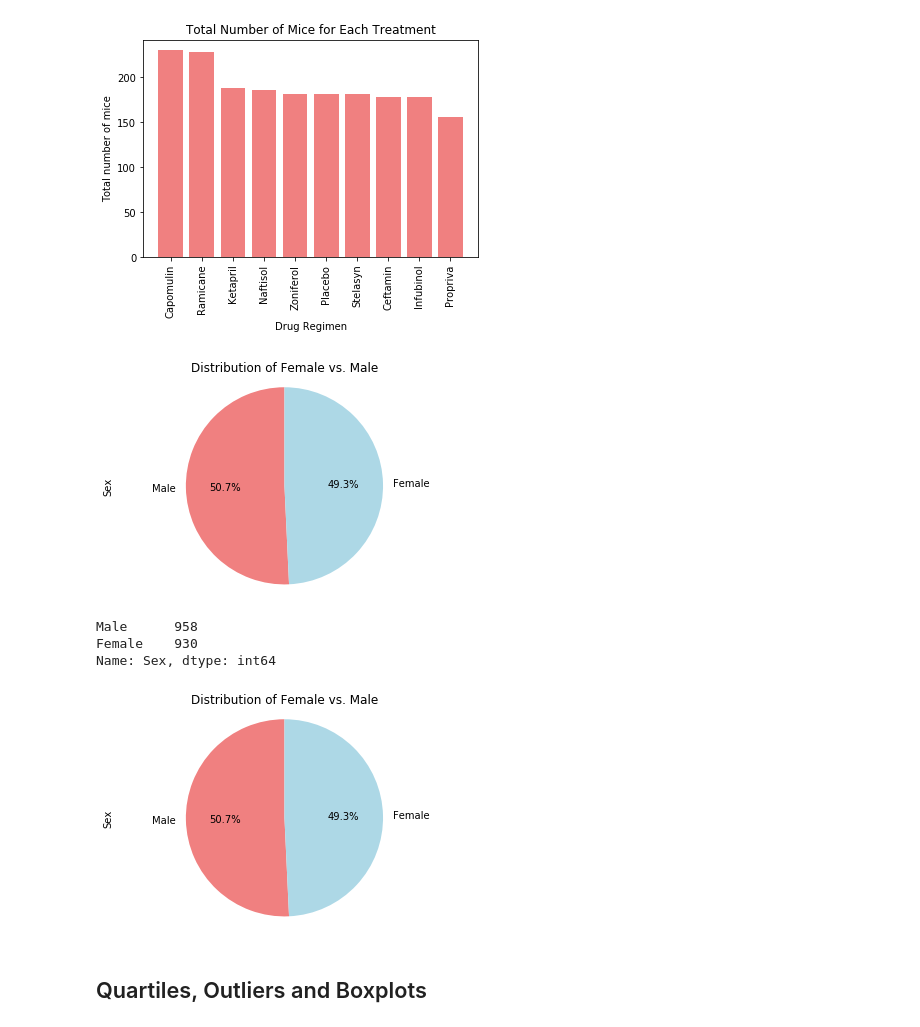
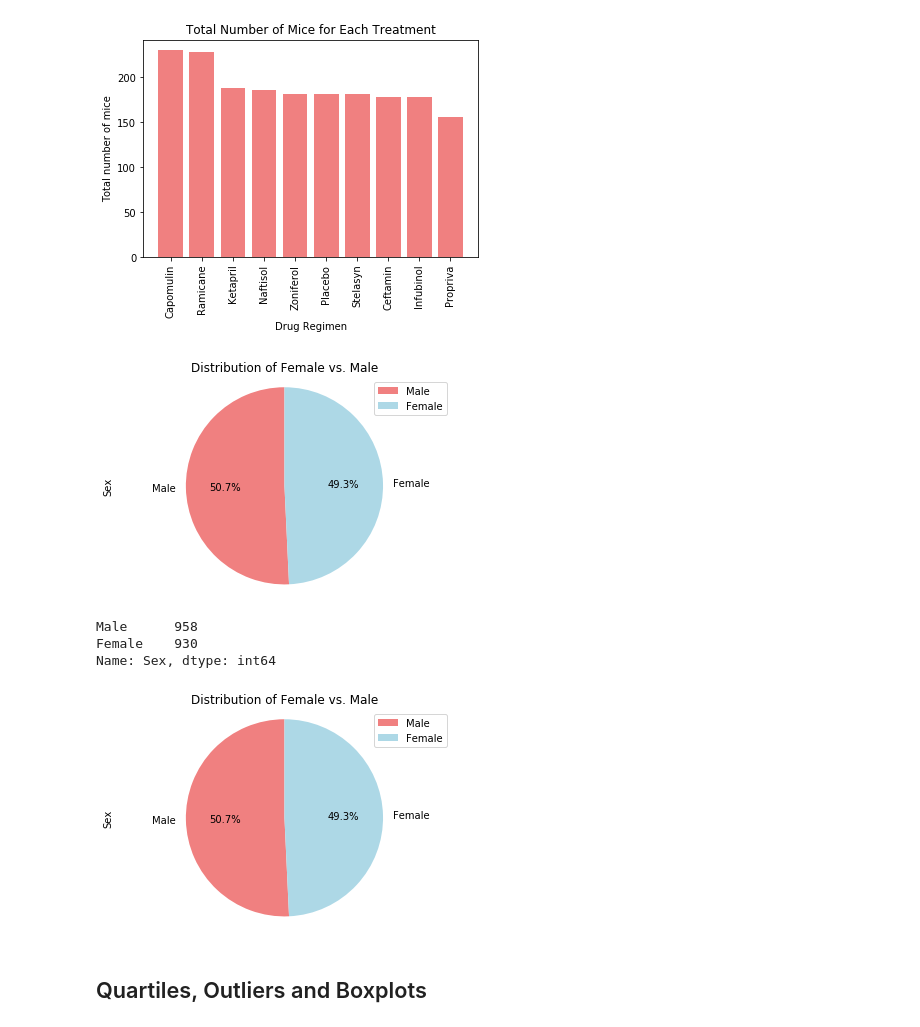
Before and after one commit to rigsbyk/matplotlib-challenge, a Jupyter notebook: pymaceuticals_starter.ipynb, the cells around one changed output. Cells and saved outputs as stored; diff of their text form; code cells hidden in the pictures.

```diff
--- a/pymaceuticals_starter.ipynb
+++ b/pymaceuticals_starter.ipynb
@@ -179,11 +184,12 @@ plt.show()
 # %%
 # Generate a pie plot showing the distribution of female versus male mice using pandas
 mice_gender = no_duplicates["Sex"].value_counts()
 mice_gender.plot(kind='pie', autopct="%1.1f%%", title='Distribution of Female vs. Male',startangle=90, colors=['lightcoral','lightblue'])
 plt.axis("equal")
+plt.legend()
 plt.show()
 # %% [output]
-[figure, old version]
+[figure, new version]
 # %%
 # Just showing the total number of mice for each gender
 mice_gender
@@ -199,9 +205,10 @@ plt.pie(y_values_gender, labels = labels_values, autopct="%1.1f%%",startangle=90
 plt.title('Distribution of Female vs. Male',loc='center')
 plt.ylabel('Sex')
 plt.axis("equal")
+plt.legend(labels_values, loc='best')
 plt.show()
 # %% [output]
-[figure, old version]
+[figure, new version]
 # %% [markdown]
 ## Quartiles, Outliers and Boxplots
 # %%
```
Also changed, not shown: parts of 6 cells of this notebook.
